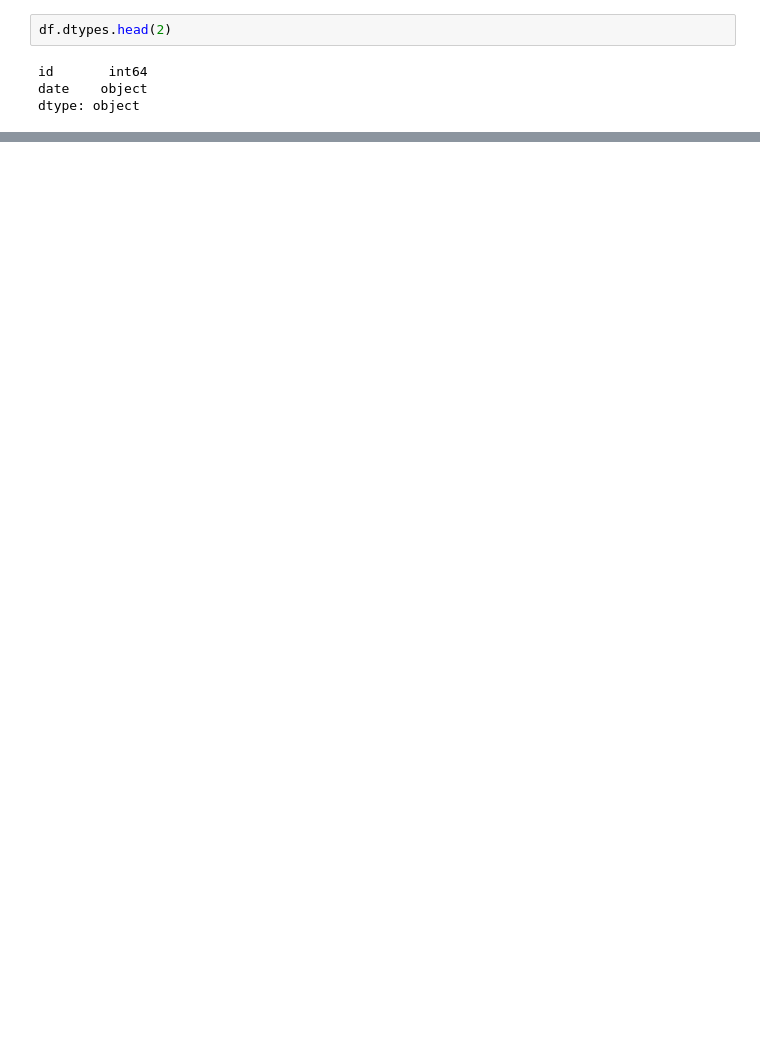
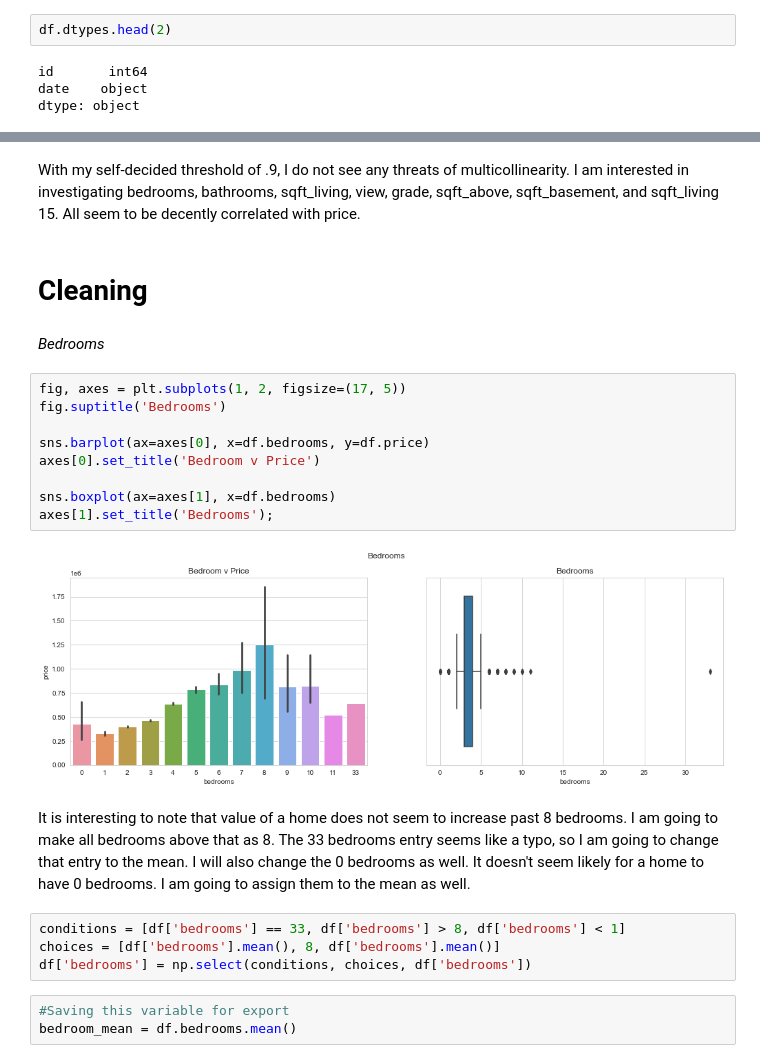
Before and after one commit to zachagreenberg/King_County_Homes, a Jupyter notebook: Final_Notebook.ipynb, the cells around one changed output, grey strips where cells are left out. Saved outputs shown, nothing was run; the diff lists cells and outputs as text; blank space fills up the shorter version.

```diff
--- a/Final_Notebook.ipynb
+++ b/Final_Notebook.ipynb
@@ -881,0 +111,26 @@ pickle_out.close()
+# %% [markdown]
+With my self-decided threshold of .9, I do not see any threats of multicollinearity. I am interested in investigating bedrooms, bathrooms, sqft_living, view, grade, sqft_above, sqft_basement, and sqft_living 15. All seem to be decently correlated with price.
+# %% [markdown]
+# Cleaning
+# %% [markdown]
+*Bedrooms*
+# %%
+fig, axes = plt.subplots(1, 2, figsize=(17, 5))
+fig.suptitle('Bedrooms')
+
+sns.barplot(ax=axes[0], x=df.bedrooms, y=df.price)
+axes[0].set_title('Bedroom v Price')
+
+sns.boxplot(ax=axes[1], x=df.bedrooms)
+axes[1].set_title('Bedrooms');
+# %% [output]
+[figure, added]
+# %% [markdown]
+It is interesting to note that value of a home does not seem to increase past 8 bedrooms. I am going to make all bedrooms above that as 8. The 33 bedrooms entry seems like a typo, so I am going to change that entry to the mean. I will also change the 0 bedrooms as well. It doesn't seem likely for a home to have 0 bedrooms. I am going to assign them to the mean as well.
+# %%
+conditions = [df['bedrooms'] == 33, df['bedrooms'] > 8, df['bedrooms'] < 1]
+choices = [df['bedrooms'].mean(), 8, df['bedrooms'].mean()]
+df['bedrooms'] = np.select(conditions, choices, df['bedrooms'])
+# %%
+#Saving this variable for export
+bedroom_mean = df.bedrooms.mean()
```
Also changed, not shown: parts of 311 cells of this notebook, 1 other file.
